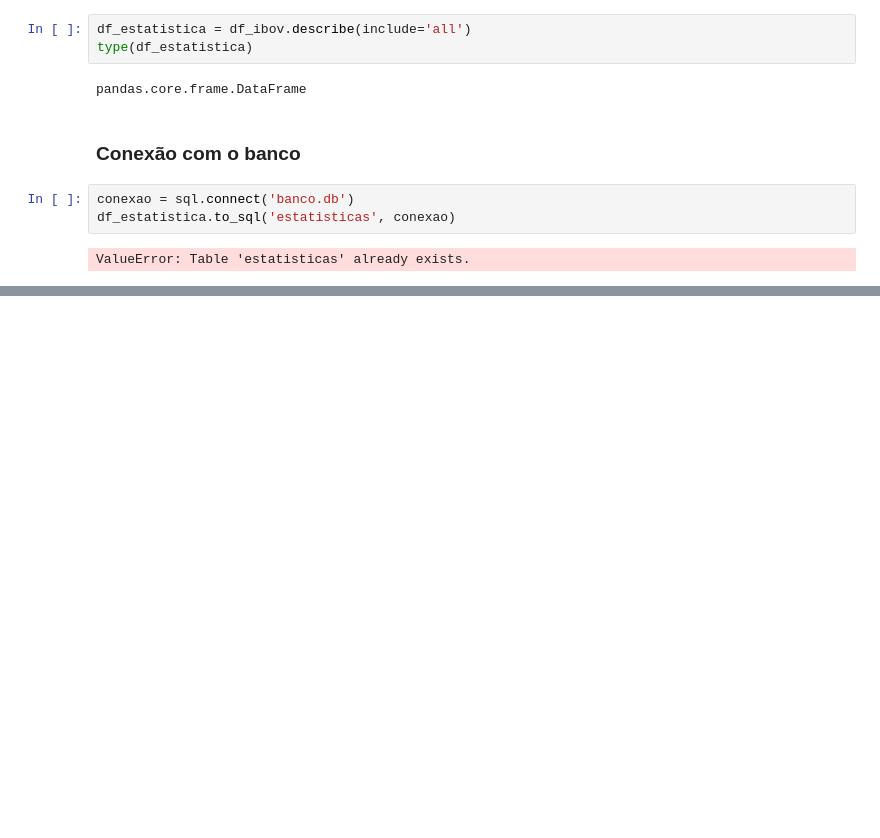
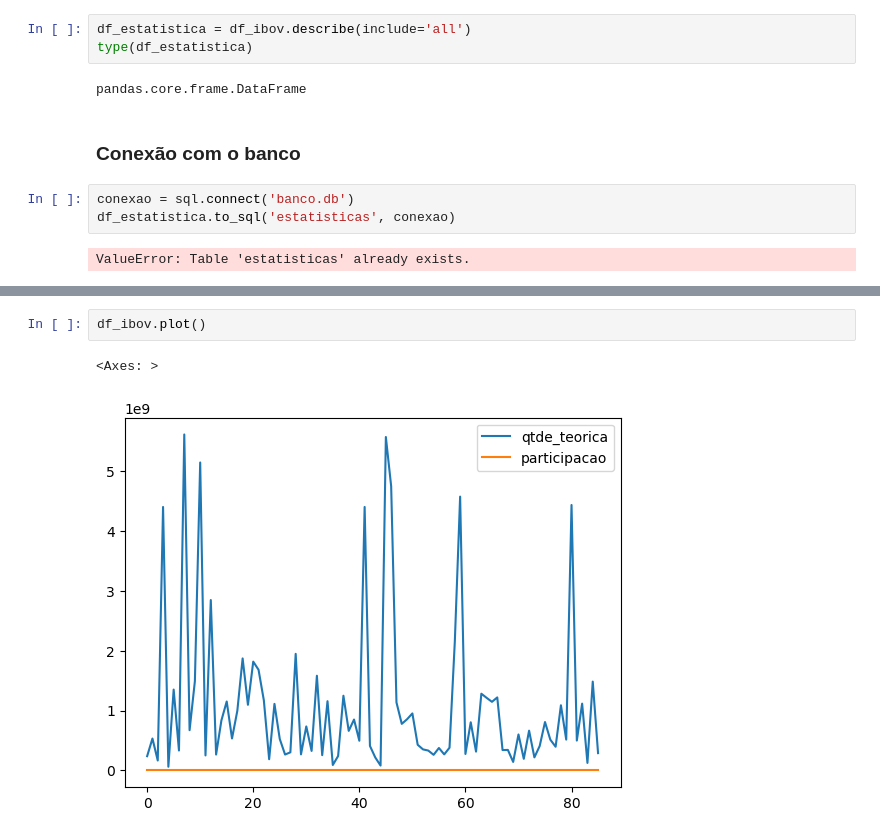
Before and after one commit to pdiegoneves/UNICESUMAR-Python-Avancado, a Jupyter notebook: bibliotecas.ipynb, the cells around one changed output, grey strips where cells are left out. Saved outputs shown, nothing was run; the diff lists cells and outputs as text; blank space fills up the shorter version.

```diff
--- a/bibliotecas.ipynb
+++ b/bibliotecas.ipynb
@@ -366,0 +371,5 @@ df_cardio.to_sql('cardio', conexao, if_exists='replace', index=False)
+# %%
+df_ibov.plot()
+# %% [output]
+<Axes: >
+[figure, added]
```
Also changed, not shown: parts of 33 cells of this notebook, 1 other file.
